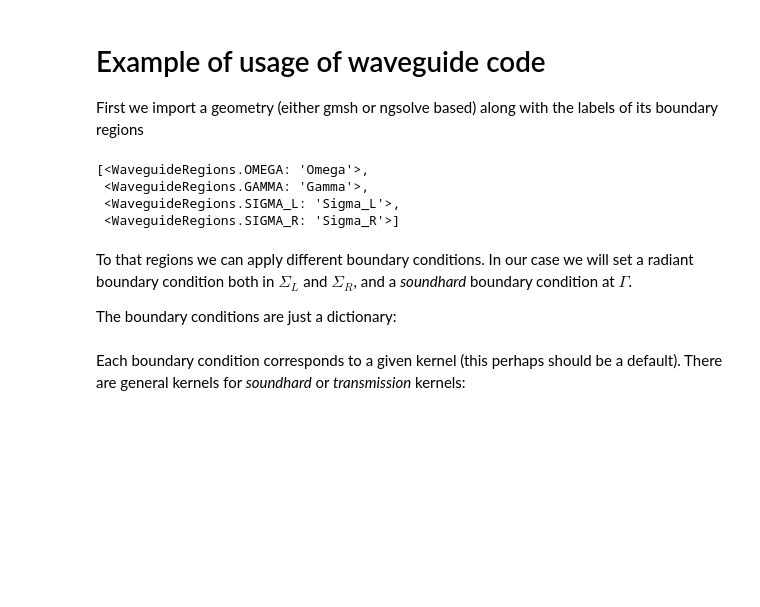
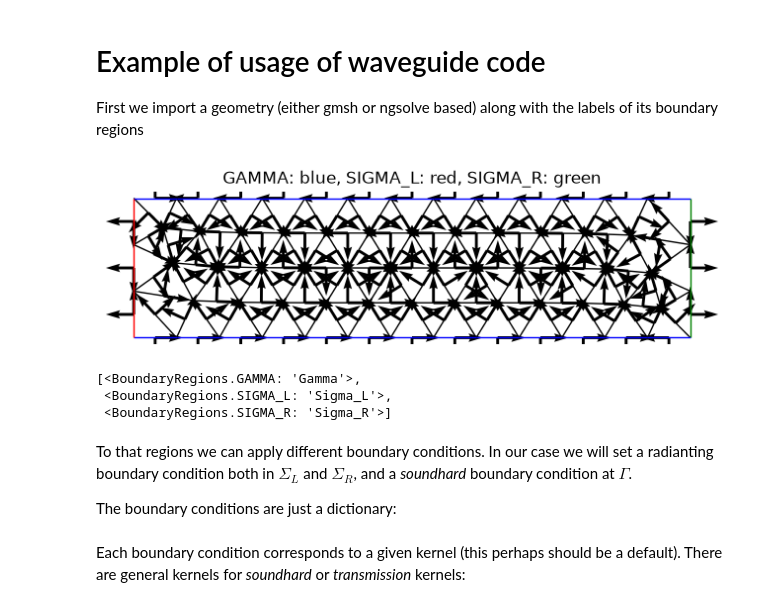
Before and after one commit to MPenaR/Trefftz, a Jupyter notebook: notebooks/waveguide_usage.ipynb, the cells around one changed output. Drawn from its saved outputs; the diff is of its cells as text; code cells hidden in the pictures; blank space fills up the shorter version.

```diff
--- a/notebooks/waveguide_usage.ipynb
+++ b/notebooks/waveguide_usage.ipynb
@@ -19,12 +19,19 @@ else:
+# %%
+from cases.waveguide.base import CleanWaveguide
+
+waveguide = CleanWaveguide(R=R, H=H, lc=lc)
+# %%
+waveguide.plot()
+# %% [output]
+[figure, added]
 # %%
-list(WaveguideRegions)
+list(waveguide.mesh.boundary_regions)
 # %% [output]
-[<WaveguideRegions.OMEGA: 'Omega'>,
- <WaveguideRegions.GAMMA: 'Gamma'>,
- <WaveguideRegions.SIGMA_L: 'Sigma_L'>,
- <WaveguideRegions.SIGMA_R: 'Sigma_R'>]
+[<BoundaryRegions.GAMMA: 'Gamma'>,
+ <BoundaryRegions.SIGMA_L: 'Sigma_L'>,
+ <BoundaryRegions.SIGMA_R: 'Sigma_R'>]
 # %% [markdown]
-To that regions we can apply different boundary conditions. In our case we will set a radiant boundary condition both in $\Sigma_L$ and $\Sigma_R$, and a _soundhard_ boundary condition at $\Gamma$.
+To that regions we can apply different boundary conditions. In our case we will set a radianting boundary condition both in $\Sigma_L$ and $\Sigma_R$, and a _soundhard_ boundary condition at $\Gamma$.
 
 The boundary conditions are just a dictionary:
 # %%
```
Also changed, not shown: parts of 1 cell of this notebook, 11 other files.
